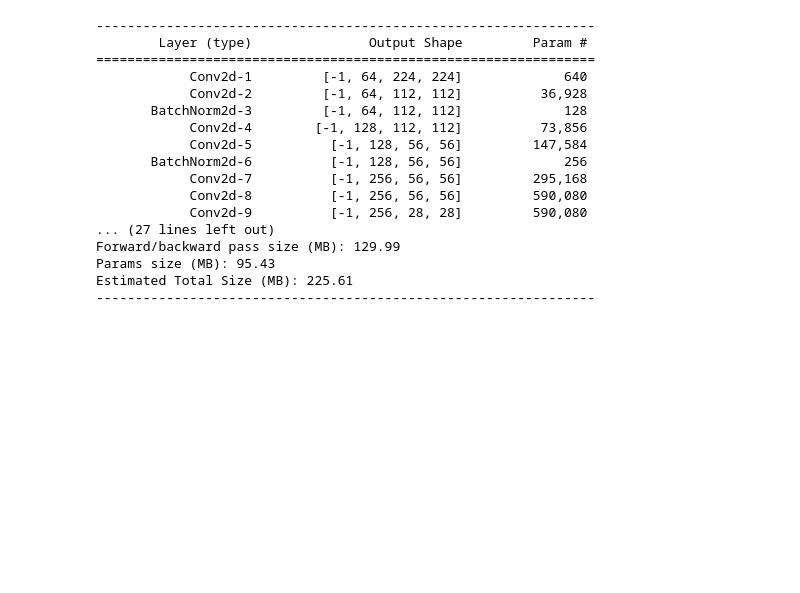
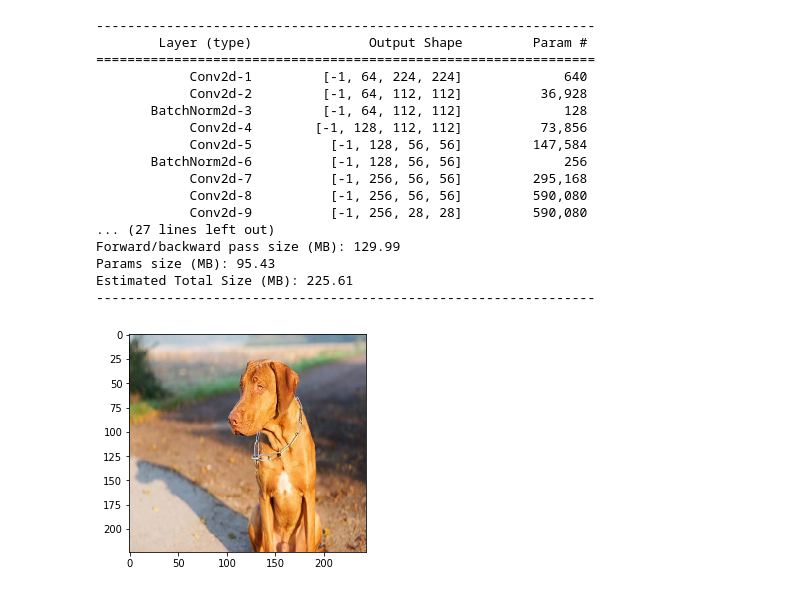
Before and after one commit to oskaerik/colorization, a Jupyter notebook: test.ipynb, the cells around one changed output. Saved outputs shown, nothing was run; the diff lists cells and outputs as text; code cells hidden in the pictures; blank space fills up the shorter version.

```diff
--- a/test.ipynb
+++ b/test.ipynb
@@ -23,3 +26,14 @@ Forward/backward pass size (MB): 129.99
 Params size (MB): 95.43
 Estimated Total Size (MB): 225.61
 ----------------------------------------------------------------
+# %%
+images = glob.glob("data/**/*.jpg")
+for image in images:
+    img = io.imread(image)
+    img = transform.resize(img, (224, 244))
+    plt.imshow(img)
+    plt.show()
+    lab = color.rgb2lab(img)
+    break
+# %% [output]
+[figure, added]
```
Also changed, not shown: parts of 1 cell of this notebook, 6 other files.
